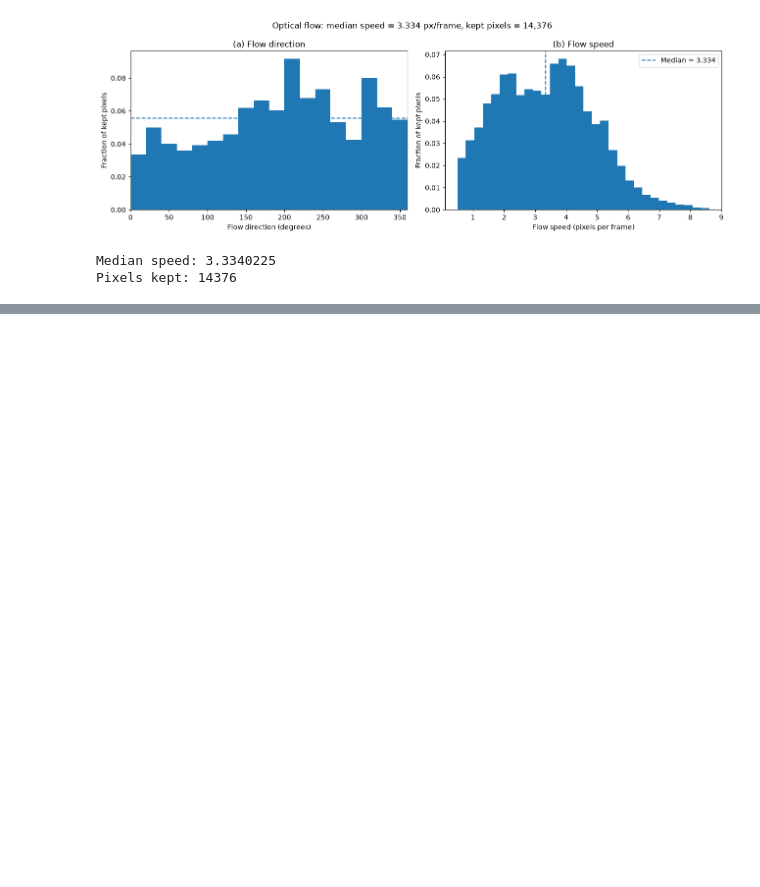
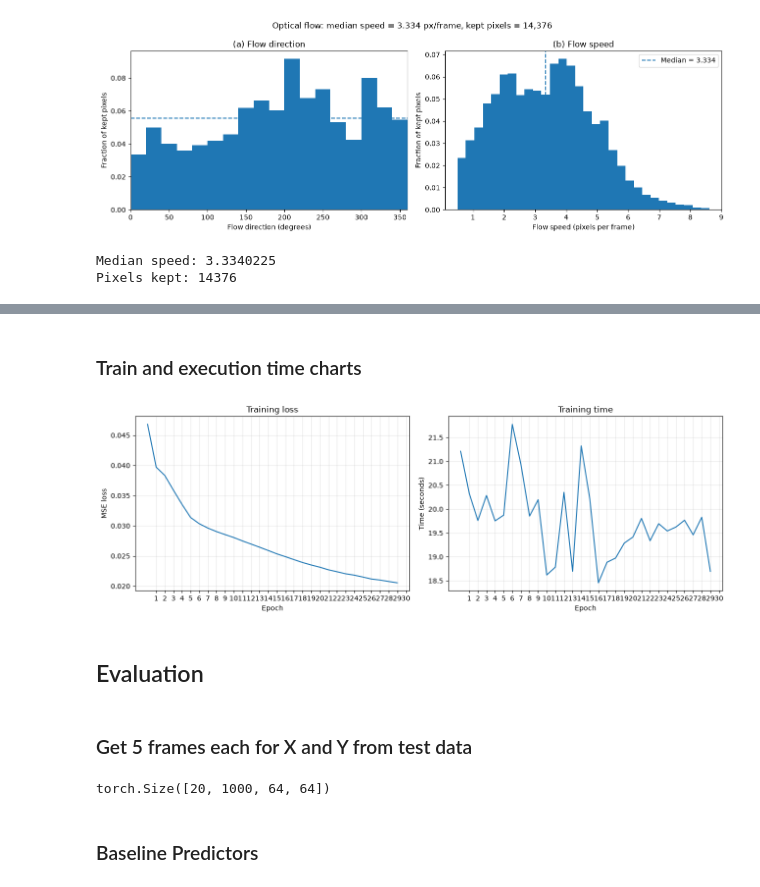
Before and after one commit to obaidhsn/25280049_Assignment2_DL4STG, a Jupyter notebook: 25280049_Question2.ipynb, the cells around one changed output, grey strips where cells are left out. Saved outputs shown, nothing was run; the diff lists cells and outputs as text; code cells hidden in the pictures; blank space fills up the shorter version.

```diff
--- a/25280049_Question2.ipynb
+++ b/25280049_Question2.ipynb
@@ -256,0 +405,19 @@ Pixels kept: 14376
+# %%
+
+def mse_loss(predictions, targets, target_lengths):
+
+    batch_size = predictions.shape[0]
+    video_losses = []
+
+    for i in range(batch_size):
+        n = target_lengths[i]
+
+        # Average squared error over valid frames and all pixels
+        video_loss = (
+            (predictions[i, :n] - targets[i, :n]) ** 2
+        ).mean()
+
+        video_losses.append(video_loss)
+
+    # Every video contributes equally
+    return torch.stack(video_losses).mean()
@@ -256,0 +525,41 @@ Pixels kept: 14376
+# %% [markdown]
+### Train and execution time charts
+# %%
+fig, axes = plt.subplots(1, 2, figsize=(13, 4.5))
+axes[0].plot(train_losses)
+axes[1].plot(train_times)
+
+epochs_axis = range(1, len(train_losses) + 1)
+
+axes[0].set(
+    title="Training loss",
+    xlabel="Epoch",
+    ylabel="MSE loss"
+)
+axes[0].set_xticks(epochs_axis)
+axes[0].grid(True, alpha=0.3)
+
+axes[1].set(
+    title="Training time",
+    xlabel="Epoch",
+    ylabel="Time (seconds)"
+)
+axes[1].set_xticks(epochs_axis)
+axes[1].grid(True, alpha=0.3)
+
+fig.tight_layout()
+
+# Save the figures
+fig.savefig(f"figures/training_curves_modelA_seed{seed}.png", dpi=300, bbox_inches="tight")
+
+plt.show()
+# %% [output]
+[figure, added]
+# %% [markdown]
+## Evaluation
+# %% [markdown]
+### Get 5 frames each for X and Y from test data
+# %%
+test_data_tensor.shape
+# %% [output]
+torch.Size([20, 1000, 64, 64])
@@ -256,0 +574,2 @@ Pixels kept: 14376
+# %% [markdown]
+### Baseline Predictors
```
Also changed, not shown: parts of 34 cells of this notebook, 8 other files.
